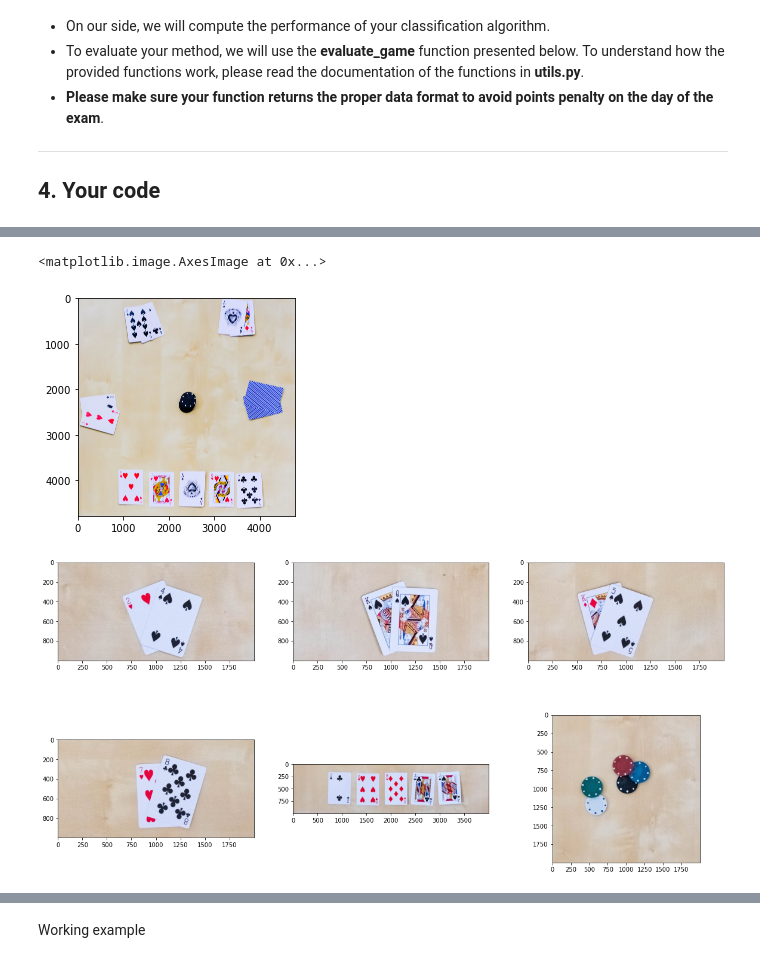
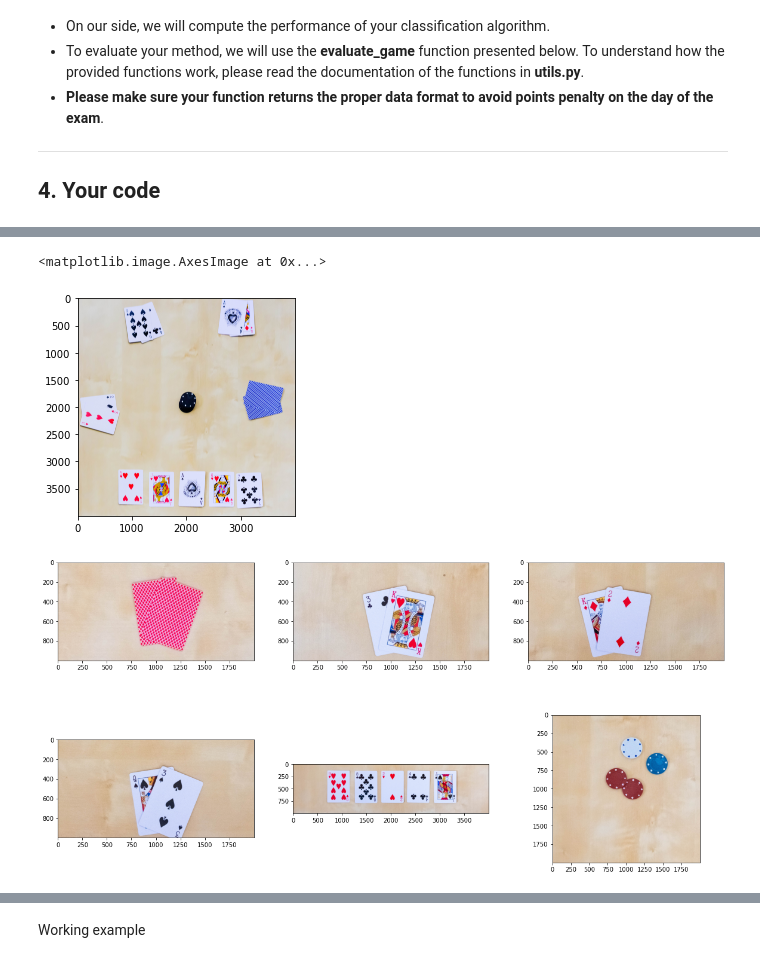
Before and after one commit to fraborg99/Iapr_final_project, a Jupyter notebook: project.ipynb, the cells around one changed output, grey strips where cells are left out. Cells and saved outputs as stored; diff of their text form; code cells hidden in the pictures.

```diff
--- a/project.ipynb
+++ b/project.ipynb
@@ -274,7 +270,7 @@ def deskew(im, calibration = False):
     if calibration:
         file2 = os.path.join("data/train/train_21.jpg")
         im2 = skimage.io.imread(file2)
-        newimage = e.match_histograms(im2, im, channel_axis=-1)
+        newimage = e.match_histograms(im, im2, channel_axis=-1)
         im = newimage
     try:
         hull, edges, contours = plot(im)
@@ -368,19 +347,19 @@ fig.subplots_adjust(wspace=None, hspace=None)
 # %%
 path_data = "data/image_setup"
 path_save = "data/output"
 img_name = "ultimate_test"
 
 file = os.path.join(path_data, img_name+".jpg")
-
-out = deskew(file)
+im = skimage.io.imread(file)
+out = deskew(im)
 plt.imshow(out)
 # %% [output]
 <matplotlib.image.AxesImage at 0x...>
-[figure, old version]
+[figure, new version]
 # %%
 path_data = "data/train"
 path_save = "data/output"
-img_name = "train_00"
+img_name = "train_01"
 
 file = os.path.join(path_data, img_name+".jpg")
 im = skimage.io.imread(file)
@@ -396,4 +375,4 @@ for i in range(6):
     col = i%3
     axs[row, col].imshow(allplayers[i])
 # %% [output]
-[figure, old version]
+[figure, new version]
```
Also changed, not shown: parts of 16 cells of this notebook.
